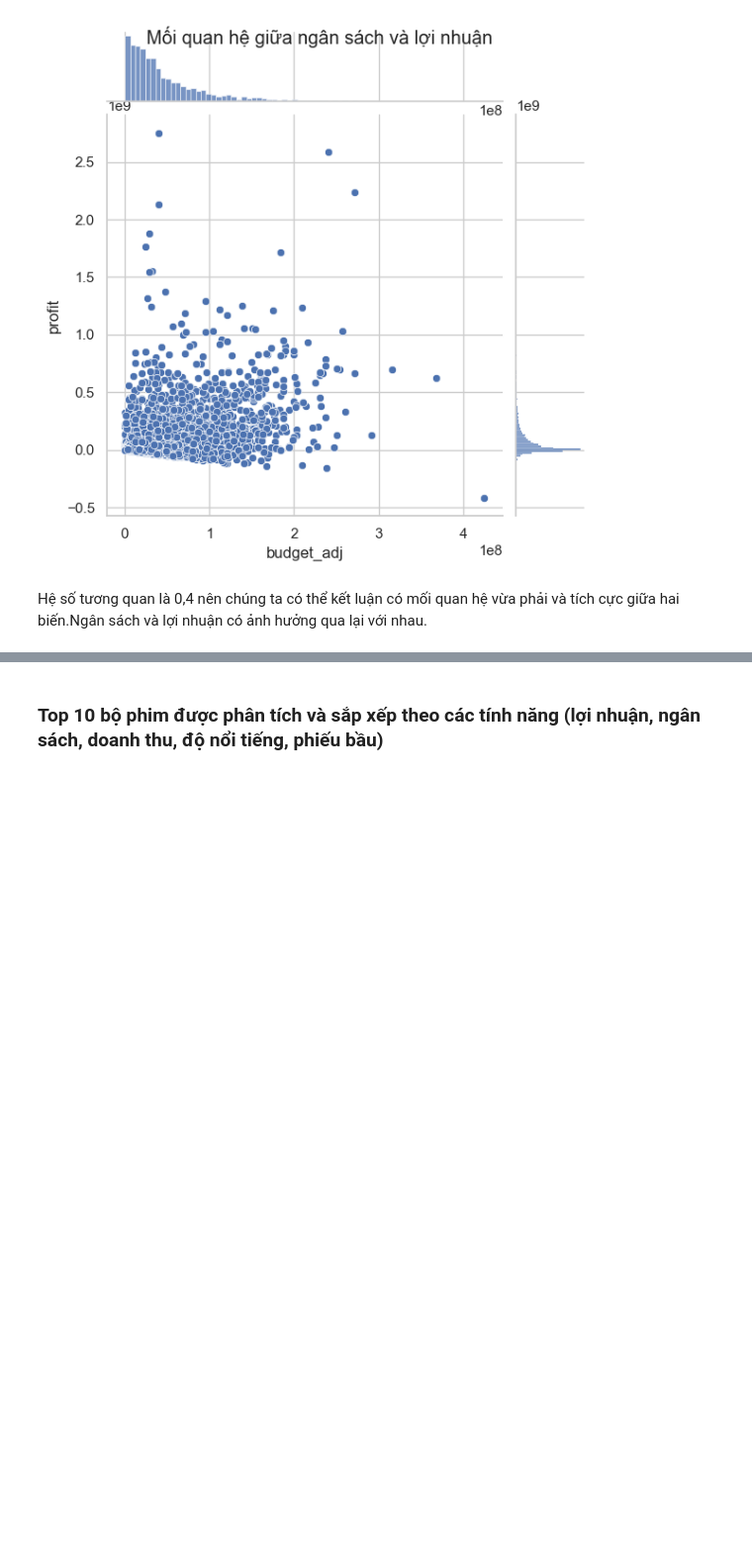
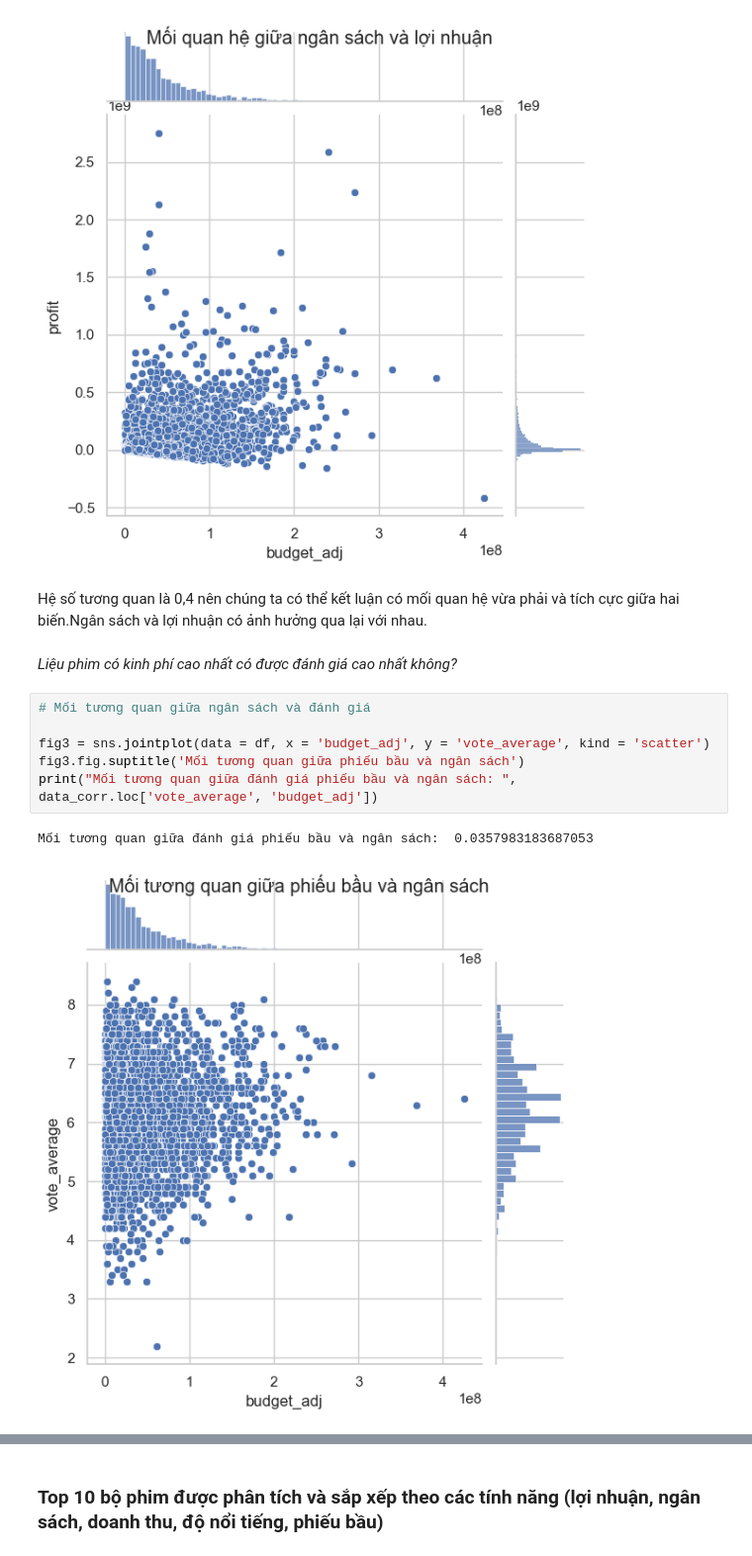
Before and after one commit to Nnguyen-dev2805/PYTHON_FinalProject, a Jupyter notebook: report.ipynb, the cells around one changed output, grey strips where cells are left out. Shown at 99% size. Cells and saved outputs as stored; diff of their text form; blank space fills up the shorter version.

```diff
--- a/report.ipynb
+++ b/report.ipynb
@@ -504,3 +504,14 @@ Mối quan hệ giữa ngân sách và lợi nhuận :  0.40179696213602184
 [figure]
 # %% [markdown]
 Hệ số tương quan là 0,4 nên chúng ta có thể kết luận có mối quan hệ vừa phải và tích cực giữa hai biến.Ngân sách và lợi nhuận có ảnh hưởng qua lại với nhau.
+# %% [markdown]
+*Liệu phim có kinh phí cao nhất có được đánh giá cao nhất không?*
+# %%
+# Mối tương quan giữa ngân sách và đánh giá
+
+fig3 = sns.jointplot(data = df, x = 'budget_adj', y = 'vote_average', kind = 'scatter')
+fig3.fig.suptitle('Mối tương quan giữa phiếu bầu và ngân sách')
+print("Mối tương quan giữa đánh giá phiếu bầu và ngân sách: ", data_corr.loc['vote_average', 'budget_adj'])
+# %% [output]
+Mối tương quan giữa đánh giá phiếu bầu và ngân sách:  0.0357983183687053
+[figure, added]
```
Also changed, not shown: parts of 16 cells of this notebook.
